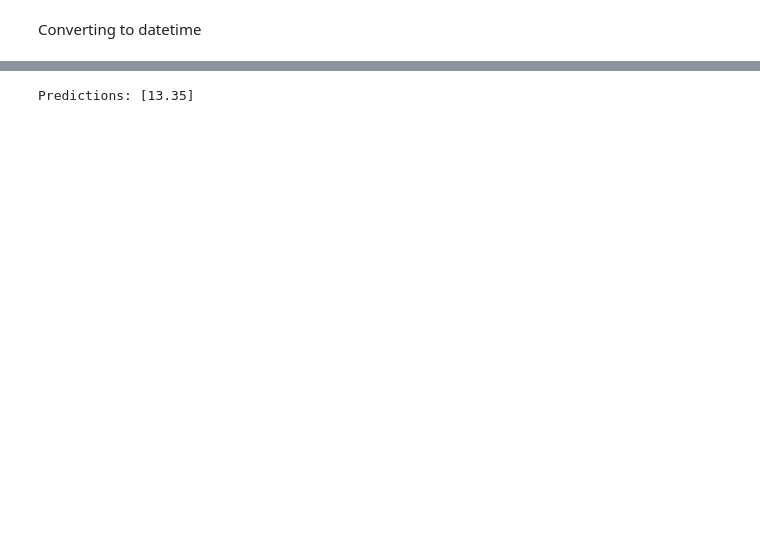
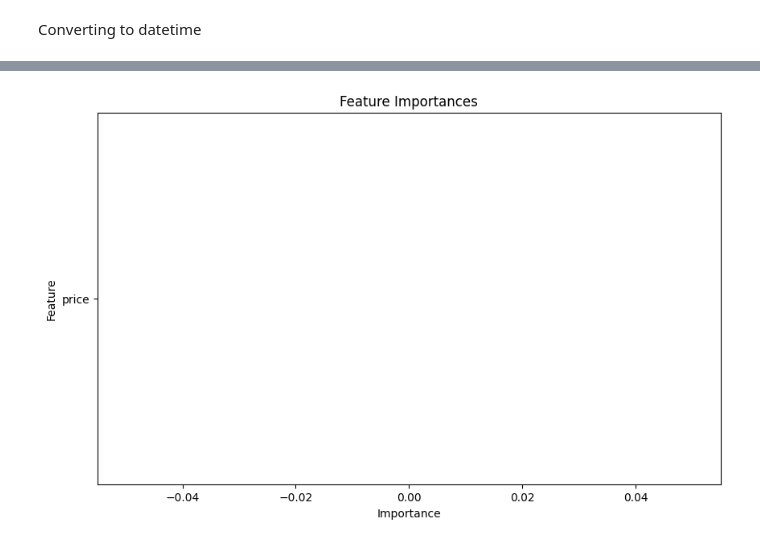
Before and after one commit to Skronski/e_commerce, a Jupyter notebook: 00_programs/customer_satisfaction.ipynb, the cells around one changed output, grey strips where cells are left out. Saved outputs shown, nothing was run; the diff lists cells and outputs as text; code cells hidden in the pictures; blank space fills up the shorter version.

Commit message:
my first pipeline

```diff
--- a/00_programs/customer_satisfaction.ipynb
+++ b/00_programs/customer_satisfaction.ipynb
@@ -143,7 +218,7 @@ from sklearn.metrics import accuracy_score
 # for now we wont work with categorical data. Planning to add it on next releases
 pipeline = Pipeline(
     [
-        ("DateTimeConverter", DateTimeConverter(datetime_columns)),
+        ("DateTimeConverter", date_time_converter(datetime_columns)),
         ("classifier", RandomForestClassifier()),  # Random Forest classifier
     ]
 )
@@ -176,50 +252,26 @@ TypeError: unsupported operand type(s) for -: 'str' and 'str'
-# %%
-from sklearn.pipeline import Pipeline
-from sklearn.ensemble import RandomForestRegressor
-from sklearn.preprocessing import FunctionTransformer
-from sklearn.model_selection import train_test_split
-import pandas as pd
-
-# Sample data
-data = {
-    "date": ["2022-01-01", "2022-01-02", "2022-01-03", "2022-01-04", "2022-01-05"],
-    "value": [10, 15, 20, 25, 30],
-}
-
-df = pd.DataFrame(data)
-
-
-# Function to extract date features
-def extract_date_features(df):
-    df["date"] = pd.to_datetime(df["date"])
-    df["year"] = df["date"].dt.year
-    df["month"] = df["date"].dt.month
-    df["day"] = df["date"].dt.day
-    return df[["year", "month", "day"]]
-
-
-# Define the pipeline
-pipeline = Pipeline(
-    [
-        ("date_converter", FunctionTransformer(extract_date_features)),
-        ("rf", RandomForestRegressor()),
-    ]
-)
-
-# Split data into features and target
-X = df[["date"]]
-y = df["value"]
-
-# Split data into training and testing sets
-X_train, X_test, y_train, y_test = train_test_split(
-    X, y, test_size=0.2, random_state=42
-)
-
-# Fit the pipeline
-pipeline.fit(X_train, y_train)
-
-# Predictions
-predictions = pipeline.predict(X_test)
-print("Predictions:", predictions)
-# %% [output]
-Predictions: [13.35]
+# %%
+# Extract feature names after transformation
+transformed_feature_names = (
+    pipeline.named_steps["DateTimeConverter"].transform(X_train).columns
+)
+feature_importances = pipeline.named_steps["classifier"].feature_importances_
+
+# Create a DataFrame to store feature importances
+feature_importance_df = pd.DataFrame(
+    {"Feature": transformed_feature_names, "Importance": feature_importances}
+)
+
+# Sort the DataFrame by importance in descending order
+feature_importance_df = feature_importance_df.sort_values(
+    by="Importance", ascending=False
+)
+
+# Plot the feature importances
+plt.figure(figsize=(10, 6))
+plt.barh(feature_importance_df["Feature"], feature_importance_df["Importance"])
+plt.xlabel("Importance")
+plt.ylabel("Feature")
+plt.title("Feature Importances")
+plt.show()
+# %% [output]
+[figure, added]
```
Also changed, not shown: parts of 12 cells of this notebook.
